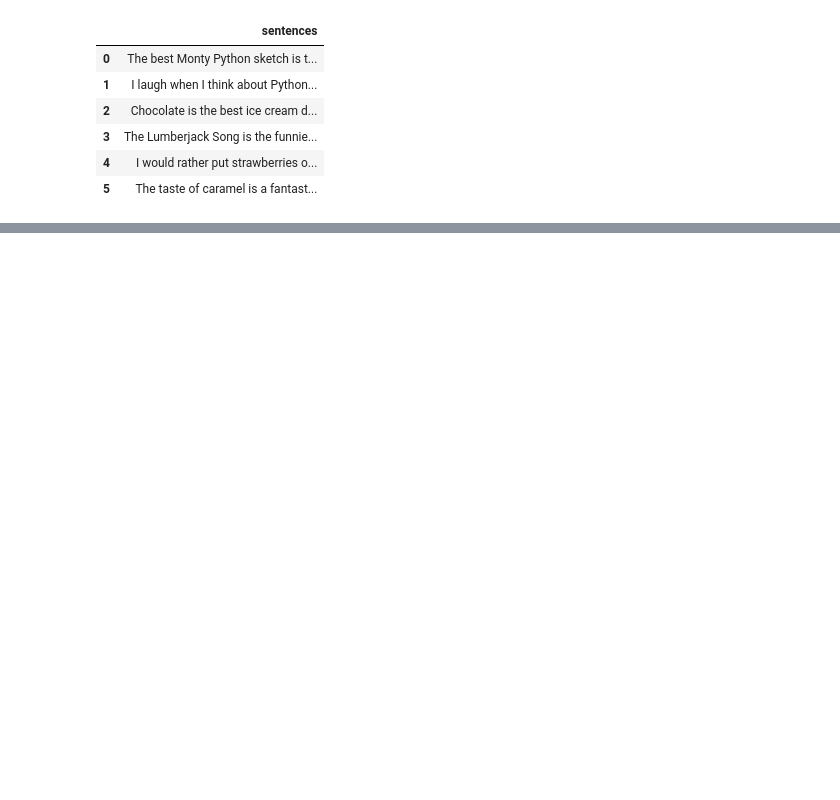
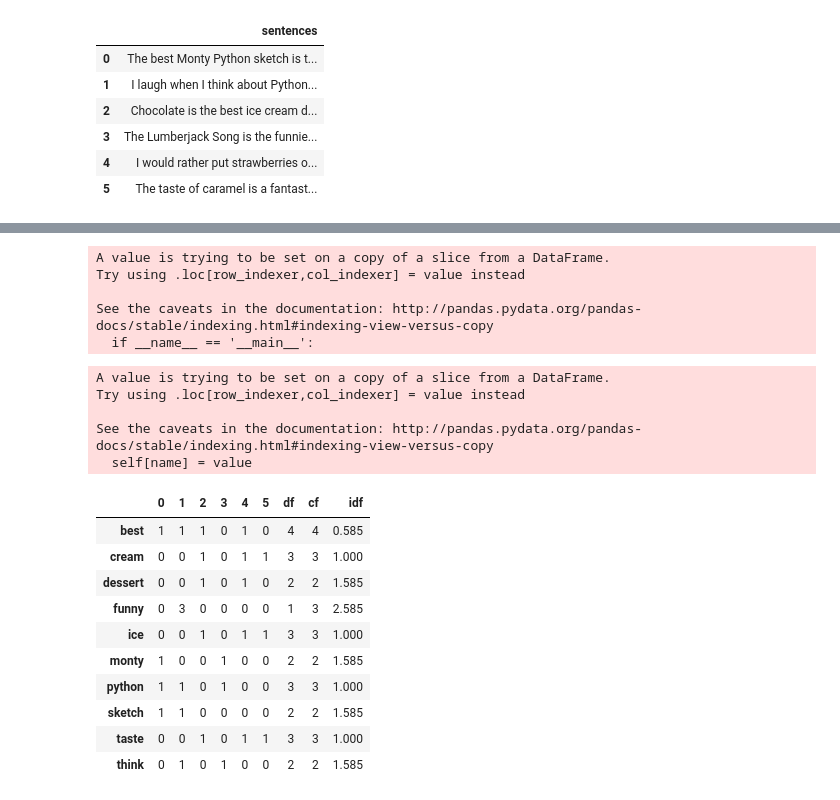
Before and after one commit to jmfrazier/Unit-3-files, a Jupyter notebook: 4.4.3.ipynb, the cells around one changed output, grey strips where cells are left out. Drawn from its saved outputs; the diff is of its cells as text; code cells hidden in the pictures; blank space fills up the shorter version.

```diff
--- a/4.4.3.ipynb
+++ b/4.4.3.ipynb
@@ -105,2 +134,32 @@ df2
 | without | 0 | 0 | 0 | 1 | 0 | 0 | 1 | 1 |
 | would | 0 | 0 | 0 | 0 | 1 | 0 | 1 | 1 |
+# %%
+df2 = df2[df2['cf'] > 1]
+# %%
+df2['idf'] = np.log2(6/df2['df'])
+# %% [output]
+A value is trying to be set on a copy of a slice from a DataFrame.
+Try using .loc[row_indexer,col_indexer] = value instead
+
+See the caveats in the documentation: http://pandas.pydata.org/pandas-docs/stable/indexing.html#indexing-view-versus-copy
+  if __name__ == '__main__':
+# %%
+df2.idf = df2.idf.round(decimals=3)
+df2
+# %% [output]
+A value is trying to be set on a copy of a slice from a DataFrame.
+Try using .loc[row_indexer,col_indexer] = value instead
+
+See the caveats in the documentation: http://pandas.pydata.org/pandas-docs/stable/indexing.html#indexing-view-versus-copy
+  self[name] = value
+|  | 0 | 1 | 2 | 3 | 4 | 5 | df | cf | idf |
+| best | 1 | 1 | 1 | 0 | 1 | 0 | 4 | 4 | 0.585 |
+| cream | 0 | 0 | 1 | 0 | 1 | 1 | 3 | 3 | 1.000 |
+| dessert | 0 | 0 | 1 | 0 | 1 | 0 | 2 | 2 | 1.585 |
+| funny | 0 | 3 | 0 | 0 | 0 | 0 | 1 | 3 | 2.585 |
+| ice | 0 | 0 | 1 | 0 | 1 | 1 | 3 | 3 | 1.000 |
+| monty | 1 | 0 | 0 | 1 | 0 | 0 | 2 | 2 | 1.585 |
+| python | 1 | 1 | 0 | 1 | 0 | 0 | 3 | 3 | 1.000 |
+| sketch | 1 | 1 | 0 | 0 | 0 | 0 | 2 | 2 | 1.585 |
+| taste | 0 | 0 | 1 | 0 | 1 | 1 | 3 | 3 | 1.000 |
+| think | 0 | 1 | 0 | 1 | 0 | 0 | 2 | 2 | 1.585 |
```
Also changed, not shown: parts of 22 cells of this notebook.
